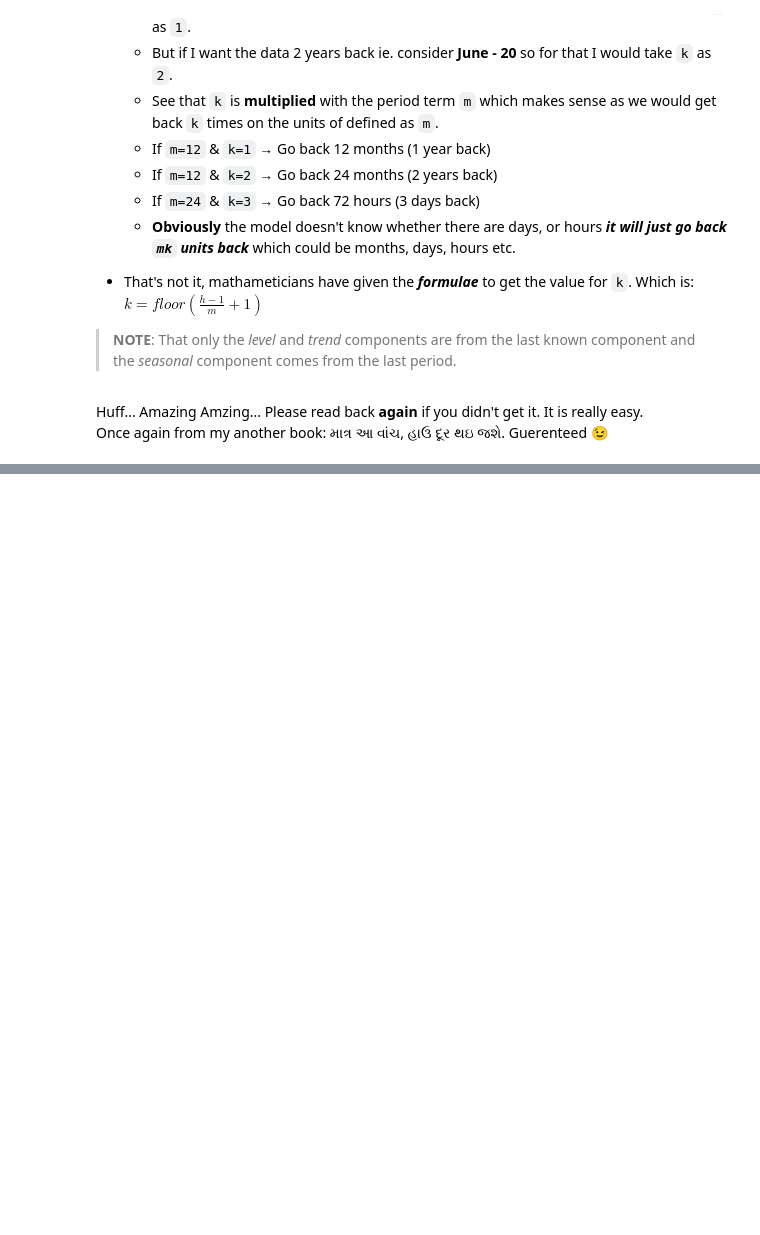
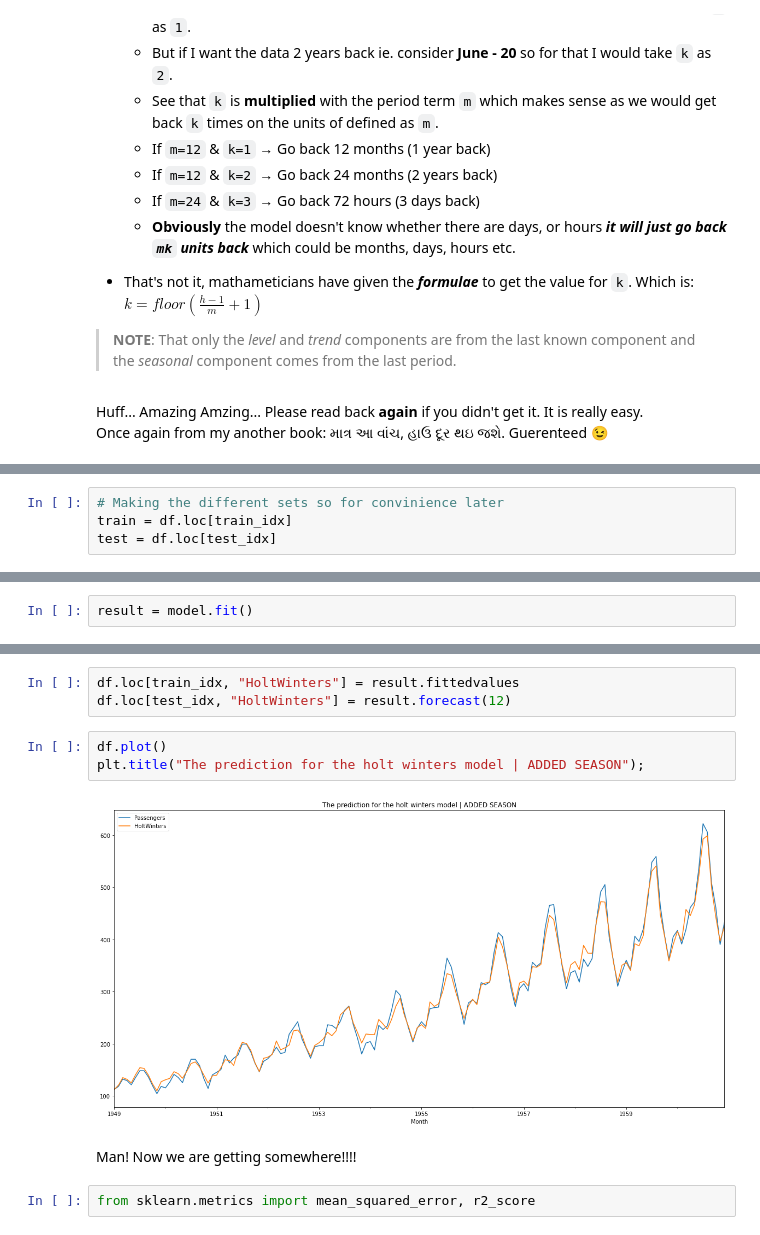
Before and after one commit to AayushSameerShah/TimeSeries-Forecasting, a Jupyter notebook: 2. Exponential Smoothing and ETS/6. Holt Winters Model (Seasonal Version).ipynb, the cells around one changed output, grey strips where cells are left out. Saved outputs shown, nothing was run; the diff lists cells and outputs as text; blank space fills up the shorter version.

Commit message:
Heading towards implementing the manual way in Holt Winter

```diff
--- a/2. Exponential Smoothing and ETS/6. Holt Winters Model (Seasonal Version).ipynb
+++ b/2. Exponential Smoothing and ETS/6. Holt Winters Model (Seasonal Version).ipynb
@@ -117,0 +226,4 @@ Huff... Amazing Amzing... Please read back **again** if you didn't get it. It is
+# %%
+# Making the different sets so for convinience later
+train = df.loc[train_idx]
+test = df.loc[test_idx]
@@ -117,0 +243,2 @@ Huff... Amazing Amzing... Please read back **again** if you didn't get it. It is
+# %%
+result = model.fit()
@@ -117,0 +260,12 @@ Huff... Amazing Amzing... Please read back **again** if you didn't get it. It is
+# %%
+df.loc[train_idx, "HoltWinters"] = result.fittedvalues
+df.loc[test_idx, "HoltWinters"] = result.forecast(12)
+# %%
+df.plot()
+plt.title("The prediction for the holt winters model | ADDED SEASON");
+# %% [output]
+[figure, added]
+# %% [markdown]
+Man! Now we are getting somewhere!!!!
+# %%
+from sklearn.metrics import mean_squared_error, r2_score
```
Also changed, not shown: parts of 59 cells of this notebook, 2 other files.
